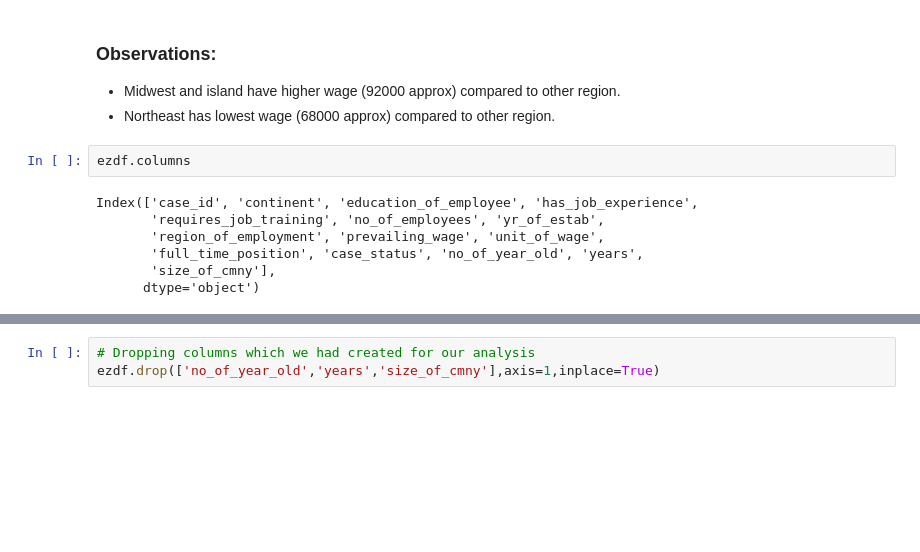
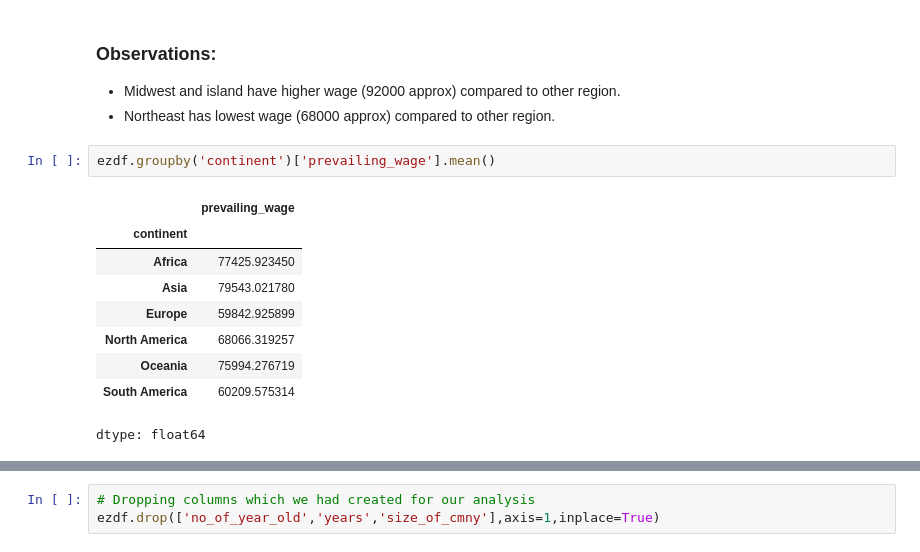
Before and after one commit to Rajesh2015/easy-visa, a Jupyter notebook: easy-visa-solution.ipynb, the cells around one changed output, grey strips where cells are left out. Drawn from its saved outputs; the diff is of its cells as text; blank space fills up the shorter version.

```diff
--- a/easy-visa-solution.ipynb
+++ b/easy-visa-solution.ipynb
@@ -1274,12 +1274,15 @@ plot_boxplot(df=ezdf,x_col='prevailing_wage',y_col='region_of_employment',hue_co
 ### Observations:
 - Midwest and island have higher wage (92000 approx) compared to other region.
 - Northeast has lowest wage (68000 approx) compared to other region.
-# %%
-ezdf.columns
-# %% [output]
-Index(['case_id', 'continent', 'education_of_employee', 'has_job_experience',
-       'requires_job_training', 'no_of_employees', 'yr_of_estab',
-       'region_of_employment', 'prevailing_wage', 'unit_of_wage',
-       'full_time_position', 'case_status', 'no_of_year_old', 'years',
-       'size_of_cmny'],
-      dtype='object')
+# %%
+ezdf.groupby('continent')['prevailing_wage'].mean()
+# %% [output]
+|  | prevailing_wage |
+| continent |  |
+| Africa | 77425.923450 |
+| Asia | 79543.021780 |
+| Europe | 59842.925899 |
+| North America | 68066.319257 |
+| Oceania | 75994.276719 |
+| South America | 60209.575314 |
+dtype: float64
```
Also changed, not shown: parts of 4 cells of this notebook.
